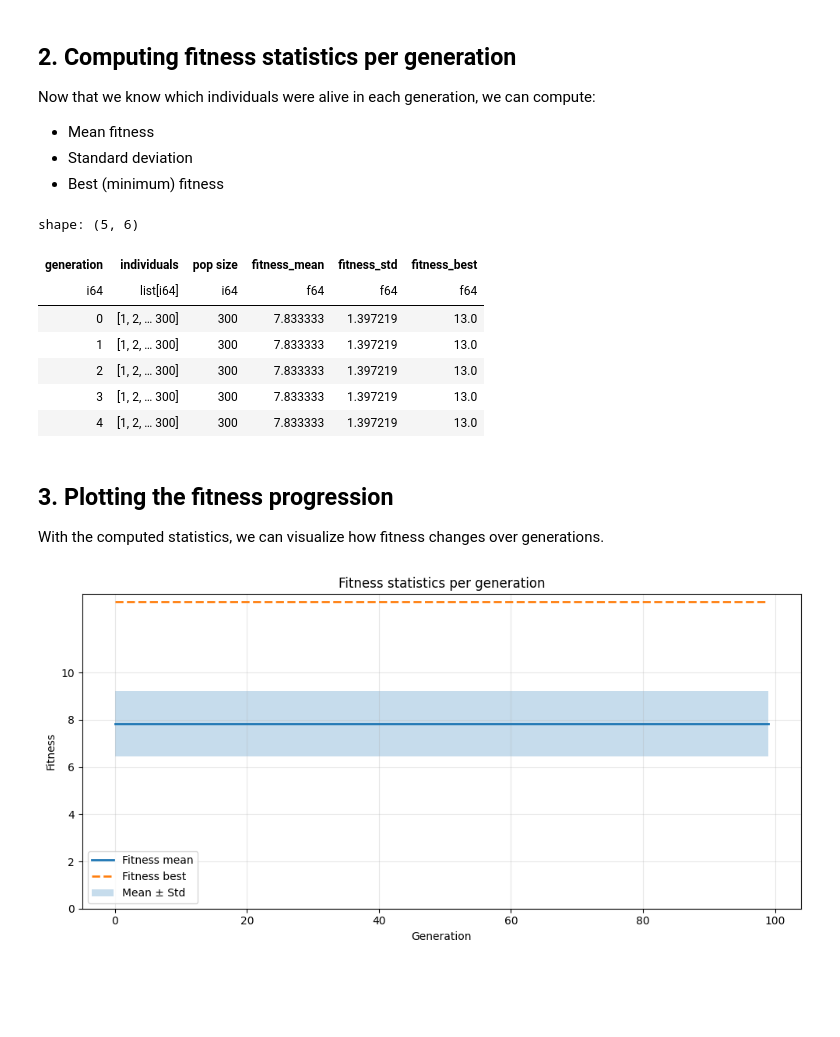
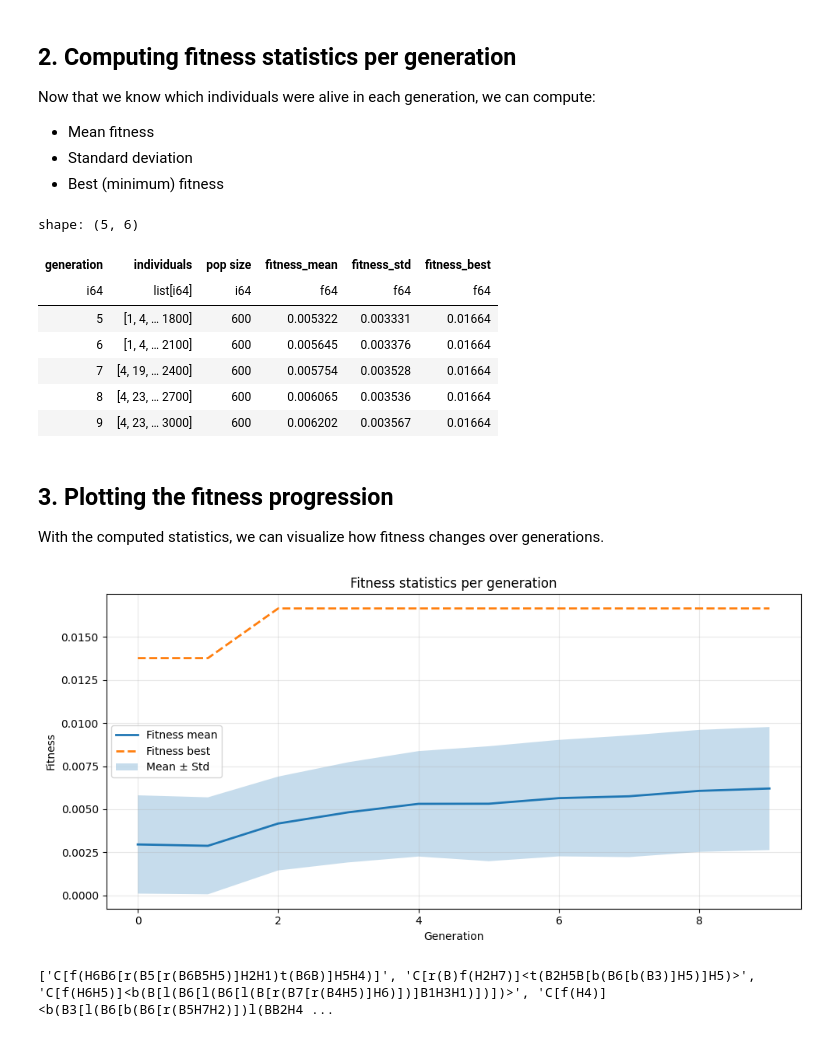
Before and after one commit to salomepoulain/ariel-zoo, a Jupyter notebook: zoo/fuda/ctk_similarity/ea/db_with_polars.ipynb, the cells around one changed output. Drawn from its saved outputs; the diff is of its cells as text; code cells hidden in the pictures; blank space fills up the shorter version.

```diff
--- a/zoo/fuda/ctk_similarity/ea/db_with_polars.ipynb
+++ b/zoo/fuda/ctk_similarity/ea/db_with_polars.ipynb
@@ -19,7 +19,9 @@ All data about individuals is stored in the table individual.
 Below is how to load this table into a Polars DataFrame.
 # %%
 # Load database table into Polars
-conn = sqlite3.connect("__data__/run_0006/database.db")
+file_path = "__data__/run_0032"
+
+conn = sqlite3.connect(f"{file_path}/database.db")
 
 data = pl.DataFrame(
     conn.execute("SELECT * FROM individual").fetchall(),
@@ -27,6 +29,7 @@ data = pl.DataFrame(
 )
 
 data.head()
+data.tail()
 # %% [output]
 shape: (5, 9)
 | id | alive | time_of_birth | time_of_death | requires_eval | fitness_ | requires_init | genotype_ | tags_ |
@@ -52,7 +55,7 @@ max_gen = int(data["time_of_death"].max())
 # Collect individuals alive per generation
 population_per_gen = {
     gen: data.filter(
-        (pl.col("time_of_birth") <= gen) & (pl.col("time_of_death") > gen) )["id"].to_list()
+        (pl.col("time_of_birth") <= gen) & (pl.col("time_of_death") >= gen) )["id"].to_list() # TODO message john bug fix
     for gen in range(min_gen, max_gen + 1)
     }
 
@@ -64,6 +67,7 @@ pop_df = pl.DataFrame({
     })
 
 pop_df.head()
+# pop_df.tail()
 # %% [output]
 shape: (5, 3)
 | generation | individuals | pop size |
@@ -118,16 +127,16 @@ pop_df = pop_df.with_columns([
     pl.Series("fitness_best", bests)
 ])
 
-pop_df.head()
+pop_df.tail()
 # %% [output]
 shape: (5, 6)
 | generation | individuals | pop size | fitness_mean | fitness_std | fitness_best |
 | i64 | list[i64] | i64 | f64 | f64 | f64 |
-| 0 | [1, 2, … 300] | 300 | 7.833333 | 1.397219 | 13.0 |
-| 1 | [1, 2, … 300] | 300 | 7.833333 | 1.397219 | 13.0 |
-| 2 | [1, 2, … 300] | 300 | 7.833333 | 1.397219 | 13.0 |
-| 3 | [1, 2, … 300] | 300 | 7.833333 | 1.397219 | 13.0 |
-| 4 | [1, 2, … 300] | 300 | 7.833333 | 1.397219 | 13.0 |
+| 5 | [1, 4, … 1800] | 600 | 0.005322 | 0.003331 | 0.01664 |
+| 6 | [1, 4, … 2100] | 600 | 0.005645 | 0.003376 | 0.01664 |
+| 7 | [4, 19, … 2400] | 600 | 0.005754 | 0.003528 | 0.01664 |
+| 8 | [4, 23, … 2700] | 600 | 0.006065 | 0.003536 | 0.01664 |
+| 9 | [4, 23, … 3000] | 600 | 0.006202 | 0.003567 | 0.01664 |
 # %% [markdown]
 ## 3. Plotting the fitness progression
 
@@ -135,23 +144,29 @@ With the computed statistics, we can visualize how fitness changes over generati
 # %%
 df = pop_df.drop_nulls(subset=["fitness_mean"])
 
 x = df["generation"]
 mean = df["fitness_mean"]
 std = df["fitness_std"]
 best = df["fitness_best"]
 
 plt.figure(figsize=(10, 5))
 plt.plot(x, mean, label="Fitness mean", linewidth=2)
 plt.plot(x, best, "--", label="Fitness best", linewidth=2)
 plt.fill_between(x, mean - std, mean + std, alpha=0.25, label="Mean ± Std")
 
 plt.xlabel("Generation")
 plt.ylabel("Fitness")
 plt.title("Fitness statistics per generation")
 plt.legend()
-plt.yticks(range(0, int(max(df["fitness_mean"]) + 5), 2))
+# plt.yticks(range(0, int(max(df["fitness_mean"])), 2))
 plt.grid(alpha=0.3)
 plt.tight_layout()
 plt.show()
 # %% [output]
-[figure, old version]
+[figure, new version]
+# %%
+import json
+ctk_strings = [json.loads(t).get('ctk_string') for t in data['tags_'][-100:]]
+print(ctk_strings)
+# %% [output]
+['C[f(H6B6[r(B5[r(B6B5H5)]H2H1)t(B6B)]H5H4)]', 'C[r(B)f(H2H7)]<t(B2H5B[b(B6[b(B3)]H5)]H5)>', 'C[f(H6H5)]<b(B[l(B6[l(B6[l(B[r(B7[r(B4H5)]H6)])]B1H3H1)])])>', 'C[f(H4)]<b(B3[l(B6[b(B6[r(B5H7H2)])l(BB2H4 ...
```
Also changed, not shown: parts of 11 cells of this notebook, 37 other files.
